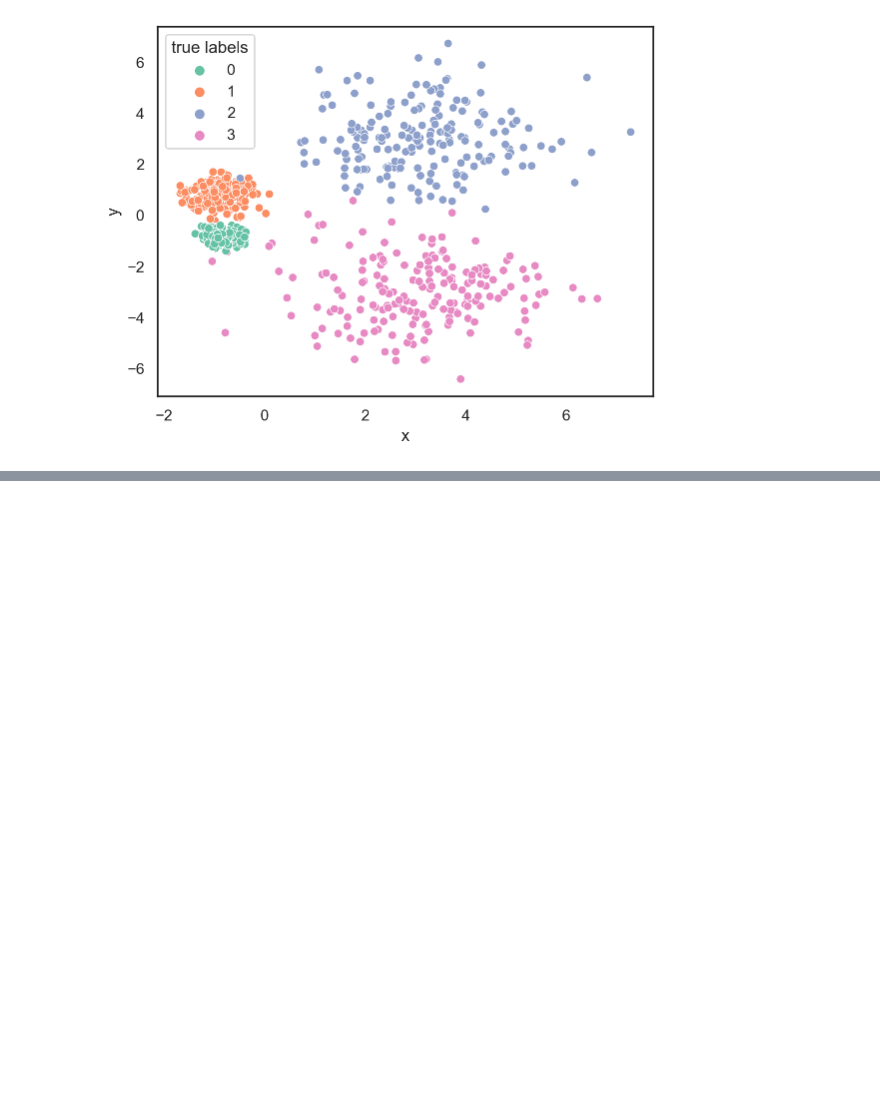
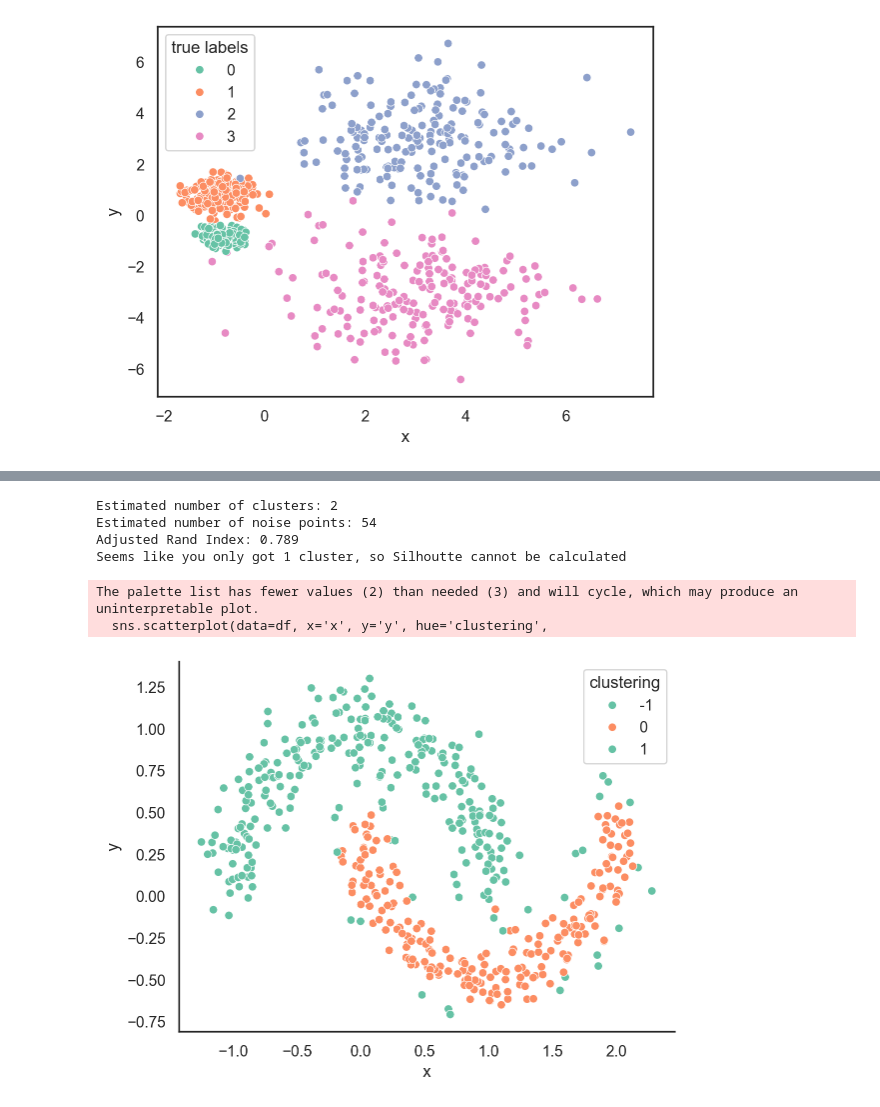
Before and after one commit to holliwood8/Lecture, a Jupyter notebook: Notebook_L11_DBSCAN.ipynb, the cells around one changed output, grey strips where cells are left out. Cells and saved outputs as stored; diff of their text form; code cells hidden in the pictures; blank space fills up the shorter version.

```diff
--- a/Notebook_L11_DBSCAN.ipynb
+++ b/Notebook_L11_DBSCAN.ipynb
@@ -132,27 +140,35 @@ sns.despine()
 # %%
 # this only works if your sklearn is new enough!!
-from sklearn.clusters import HDBSCAN
+from sklearn.cluster import HDBSCAN
 # do it!
 
 
-db = HDBSCAN(...).fit(data)
+db = HDBSCAN(min_samples=10).fit(data)
 
 labels = db.labels_
 
 # Number of clusters in labels, ignoring noise if present.
 n_clusters_ = len(set(labels)) - (1 if -1 in labels else 0)
 n_noise_ = list(labels).count(-1)
 
 print("Estimated number of clusters: %d" % n_clusters_)
 print("Estimated number of noise points: %d" % n_noise_)
 print(f"Adjusted Rand Index: {adjusted_rand_score(true_labels, labels):.3f}")
 try:
     print(f"Silhouette Coefficient: {silhouette_score(X, labels):.3f}")
 except ValueError:
     print('Seems like you only got 1 cluster, so Silhoutte cannot be calculated')
 
 
 df['clustering']=labels
 sns.scatterplot(data=df, x='x', y='y', hue='clustering',
                 palette=sns.color_palette("Set2",n_clusters_));
 sns.despine()
+# %% [output]
+Estimated number of clusters: 2
+Estimated number of noise points: 54
+Adjusted Rand Index: 0.789
+Seems like you only got 1 cluster, so Silhoutte cannot be calculated
+The palette list has fewer values (2) than needed (3) and will cycle, which may produce an uninterpretable plot.
+  sns.scatterplot(data=df, x='x', y='y', hue='clustering',
+[figure, added]
```
Also changed, not shown: parts of 2 cells of this notebook, 6 other files.
